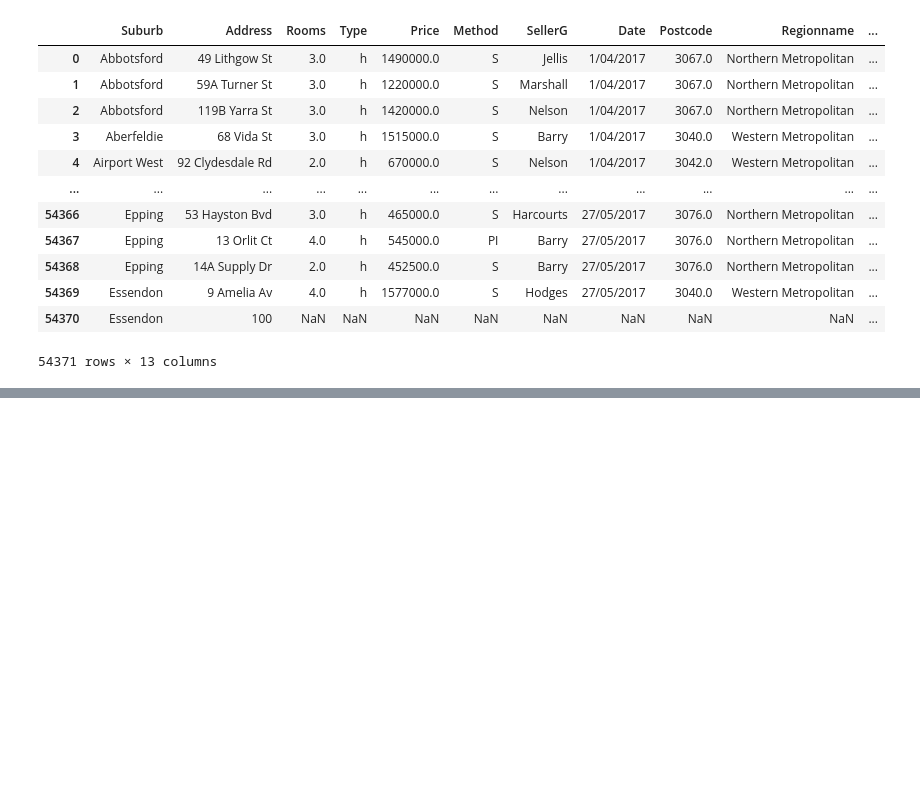
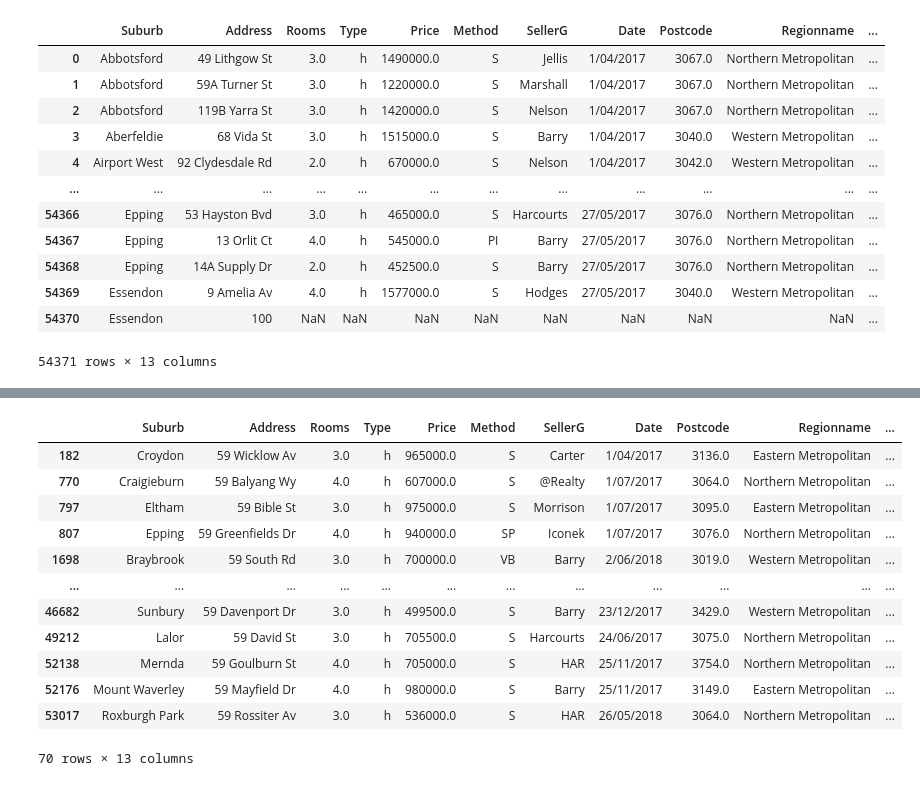
Before and after one commit to Kaio1394/Curso-ciencia-de-dados, a Jupyter notebook: Melbourne.ipynb, the cells around one changed output, grey strips where cells are left out. Saved outputs shown, nothing was run; the diff lists cells and outputs as text; code cells hidden in the pictures; blank space fills up the shorter version.

```diff
--- a/Melbourne.ipynb
+++ b/Melbourne.ipynb
@@ -122,0 +150,17 @@ filter
+# %%
+filter = data.loc[data['Address'].str.contains('^59', flags=re.I) & (data['Price'] <= 1000000)]
+filter
+# %% [output]
+|  | Suburb | Address | Rooms | Type | Price | Method | SellerG | Date | Postcode | Regionname | ... |
+| 182 | Croydon | 59 Wicklow Av | 3.0 | h | 965000.0 | S | Carter | 1/04/2017 | 3136.0 | Eastern Metropolitan | ... |
+| 770 | Craigieburn | 59 Balyang Wy | 4.0 | h | 607000.0 | S | @Realty | 1/07/2017 | 3064.0 | Northern Metropolitan | ... |
+| 797 | Eltham | 59 Bible St | 3.0 | h | 975000.0 | S | Morrison | 1/07/2017 | 3095.0 | Eastern Metropolitan | ... |
+| 807 | Epping | 59 Greenfields Dr | 4.0 | h | 940000.0 | SP | Iconek | 1/07/2017 | 3076.0 | Northern Metropolitan | ... |
+| 1698 | Braybrook | 59 South Rd | 3.0 | h | 700000.0 | VB | Barry | 2/06/2018 | 3019.0 | Western Metropolitan | ... |
+| ... | ... | ... | ... | ... | ... | ... | ... | ... | ... | ... | ... |
+| 46682 | Sunbury | 59 Davenport Dr | 3.0 | h | 499500.0 | S | Barry | 23/12/2017 | 3429.0 | Western Metropolitan | ... |
+| 49212 | Lalor | 59 David St | 3.0 | h | 705500.0 | S | Harcourts | 24/06/2017 | 3075.0 | Northern Metropolitan | ... |
+| 52138 | Mernda | 59 Goulburn St | 4.0 | h | 705000.0 | S | HAR | 25/11/2017 | 3754.0 | Northern Metropolitan | ... |
+| 52176 | Mount Waverley | 59 Mayfield Dr | 4.0 | h | 980000.0 | S | Barry | 25/11/2017 | 3149.0 | Eastern Metropolitan | ... |
+| 53017 | Roxburgh Park | 59 Rossiter Av | 3.0 | h | 536000.0 | S | HAR | 26/05/2018 | 3064.0 | Northern Metropolitan | ... |
+70 rows × 13 columns
```
Also changed, not shown: parts of 4 cells of this notebook.
